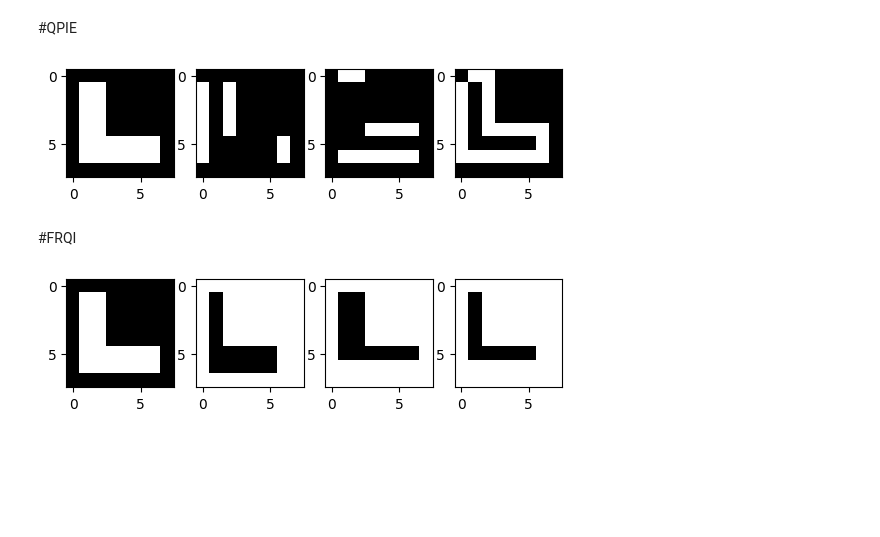
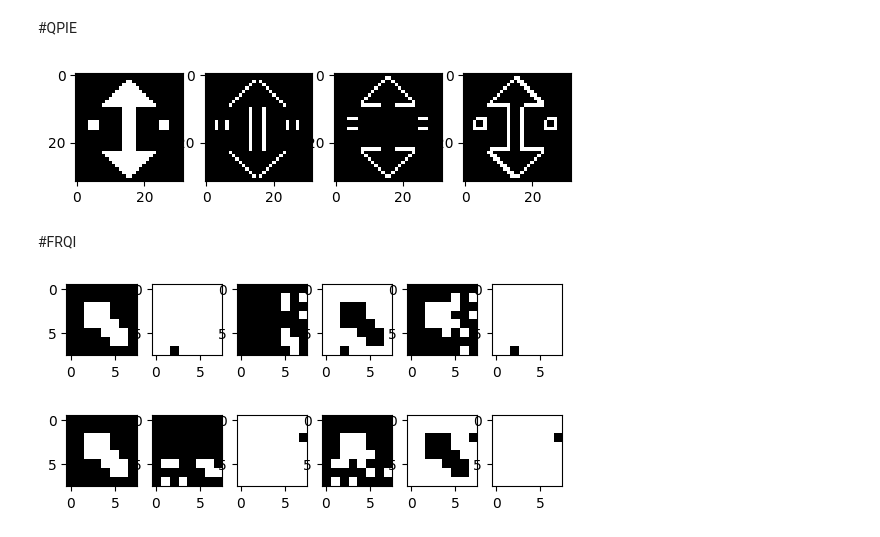
Before and after one commit to MohammadYehya/Quantum_Edge_Detection, a Jupyter notebook: Quantum_Edge_Detection.ipynb, the cells around one changed output. Saved outputs shown, nothing was run; the diff lists cells and outputs as text; code cells hidden in the pictures; blank space fills up the shorter version.

```diff
--- a/Quantum_Edge_Detection.ipynb
+++ b/Quantum_Edge_Detection.ipynb
@@ -33,24 +36,33 @@ import numpy
 #Images
 # %%
 image1 = [[0, 0, 0, 0, 0, 0, 0, 0],
-          [0, 1, 1, 0, 0, 0, 0, 0],
-          [0, 1, 1, 0, 0, 0, 0, 0],
-          [0, 1, 1, 0, 0, 0, 0, 0],
-          [0, 1, 1, 0, 0, 0, 0, 0],
-          [0, 1, 1, 1, 1, 1, 1, 0],
-          [0, 1, 1, 1, 1, 1, 1, 0],
+          [0, 0, 0, 0, 0, 0, 0, 0],
+          [0, 0, 1, 1, 0, 0, 0, 0],
+          [0, 0, 1, 1, 0, 0, 0, 0],
+          [0, 0, 1, 1, 1, 1, 0, 0],
+          [0, 0, 1, 1, 1, 1, 0, 0],
+          [0, 0, 0, 0, 0, 0, 0, 0],
           [0, 0, 0, 0, 0, 0, 0, 0]]
 
-image2 = [[0, 1, 1, 1, 0, 0, 0, 0],
-          [0, 1, 1, 1, 0, 0, 0, 0],
-          [0, 1, 1, 1, 0, 0, 0, 0],
-          [0, 1, 1, 1, 0, 0, 0, 0],
-          [0, 1, 1, 1, 0, 0, 0, 0],
-          [0, 1, 1, 1, 0, 0, 0, 0],
-          [0, 1, 1, 1, 0, 0, 0, 0],
-          [0, 1, 1, 1, 0, 0, 0, 0]]
+image2 = [[0, 0, 1, 1, 1, 0, 0, 0],
+          [0, 0, 1, 1, 1, 0, 0, 0],
+          [0, 0, 1, 1, 1, 0, 0, 0],
+          [0, 0, 1, 1, 1, 0, 0, 0],
+          [0, 0, 1, 1, 1, 0, 0, 0],
+          [0, 0, 1, 1, 1, 0, 0, 0],
+          [0, 0, 1, 1, 1, 0, 0, 0],
+          [0, 0, 1, 1, 1, 0, 0, 0]]
 
-image3 = [[0,0,0,0,0,0,0,0,0,0,0,0,0,0,0,0],
+image3 = [[0, 0, 0, 0, 0, 0, 0, 0],
+          [0, 0, 0, 0, 0, 0, 0, 0],
+          [0, 0, 1, 1, 1, 0, 0, 0],
+          [0, 0, 1, 1, 1, 0, 0, 0],
+          [0, 0, 1, 1, 1, 1, 0, 0],
+          [0, 0, 0, 0, 1, 1, 1, 0],
+          [0, 0, 0, 0, 0, 1, 1, 0],
+          [0, 0, 0, 0, 0, 0, 0, 0]]
+
+image4 = [[0,0,0,0,0,0,0,0,0,0,0,0,0,0,0,0],
           [0,1,1,1,1,1,1,1,1,1,1,1,1,1,1,0],
           [0,1,1,1,1,1,1,1,1,1,1,1,1,1,1,0],
           [0,1,1,1,1,1,1,1,1,1,1,1,1,1,1,0],
@@ -67,7 +79,7 @@ image3 = [[0,0,0,0,0,0,0,0,0,0,0,0,0,0,0,0],
           [0,1,1,1,1,1,1,1,1,1,1,1,1,1,1,0],
           [0,0,0,0,0,0,0,0,0,0,0,0,0,0,0,0],]
 
-image4 = [[0,0,0,0,0,0,0,0,0,0,0,0,0,0,0,0,0,0,0,0,0,0,0,0,0,0,0,0,0,0,0,0],
+image5 = [[0,0,0,0,0,0,0,0,0,0,0,0,0,0,0,0,0,0,0,0,0,0,0,0,0,0,0,0,0,0,0,0],
           [0,0,0,0,0,0,0,0,0,0,0,0,0,0,0,0,0,0,0,0,0,0,0,0,0,0,0,0,0,0,0,0],
           [0,0,0,0,0,0,0,0,0,0,0,0,0,0,0,1,1,0,0,0,0,0,0,0,0,0,0,0,0,0,0,0],
           [0,0,0,0,0,0,0,0,0,0,0,0,0,0,1,1,1,1,0,0,0,0,0,0,0,0,0,0,0,0,0,0],
@@ -227,12 +238,12 @@ def showdiff(Encoder : QuantumEncoder, *images : Image.Image):
 Encoder = QPIE()
 
 # image1 = Encoder.preProcessImage(Image.open('./testimages/test4edges.png').convert('L'))
-img = image1
+img = image5
 Encoder.encode(img)
 outimage,h,v = Encoder.detectEdges()
 showdiff(Encoder, img, h, v, outimage)
 # %% [output]
-[figure, old version]
+[figure, new version]
 # %% [markdown]
 #FRQI
 # %%
@@ -373,10 +375,19 @@ class FRQI(QuantumEncoder):
         return edge_scan_image, h_edge_scan_img, v_edge_scan_img
 # %%
 FRQIEncoder = FRQI()
-img = image1
+img = image3
 FRQIEncoder.encode(img)
 # outimage = FRQIEncoder.decode('aer_simulator', shots=2**24)
 outimage,h,v = FRQIEncoder.detectEdges()
-showdiff(FRQIEncoder, img, h, v, outimage)
+showdiff(FRQIEncoder, img, h, v, img^h, img^v, outimage)
 # %% [output]
-[figure, old version]
+[figure, new version]
+# %%
+FRQIEncoder = FRQI()
+img = image3
+FRQIEncoder.encode(img)
+# outimage = FRQIEncoder.decode('aer_simulator', shots=2**24)
+outimage,h,v = FRQIEncoder.detectEdges()
+showdiff(FRQIEncoder, img, h, v, img^h, img^v, outimage)
+# %% [output]
+[figure, added]
```
Also changed, not shown: parts of 8 cells of this notebook.
